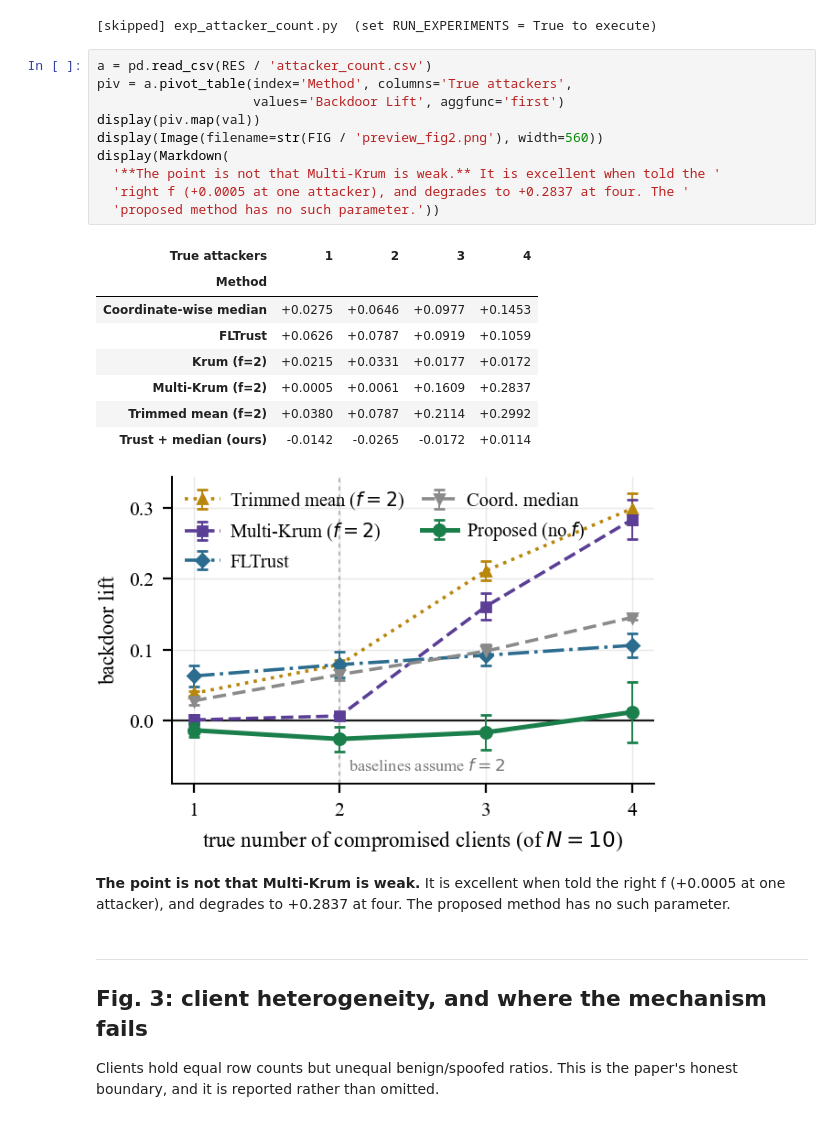
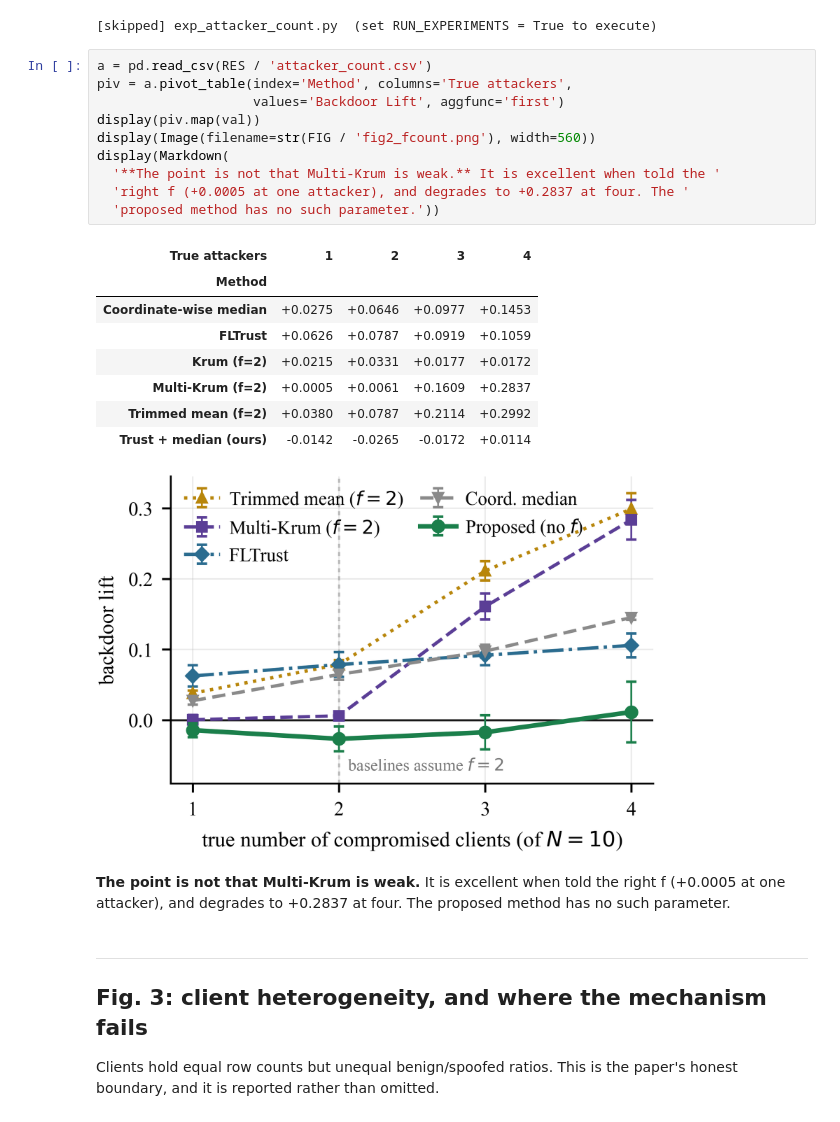
Before and after one commit to wjed/uav-security, a Jupyter notebook: weeks/week14-conference-paper/14_conference_results.ipynb, the cells around one changed output. Cells and saved outputs as stored; diff of their text form.

```diff
--- a/weeks/week14-conference-paper/14_conference_results.ipynb
+++ b/weeks/week14-conference-paper/14_conference_results.ipynb
@@ -110,23 +110,23 @@ run('exp_attacker_count.py')
 # %%
 a = pd.read_csv(RES / 'attacker_count.csv')
 piv = a.pivot_table(index='Method', columns='True attackers',
                     values='Backdoor Lift', aggfunc='first')
 display(piv.map(val))
-display(Image(filename=str(FIG / 'preview_fig2.png'), width=560))
+display(Image(filename=str(FIG / 'fig2_fcount.png'), width=560))
 display(Markdown(
   '**The point is not that Multi-Krum is weak.** It is excellent when told the '
   'right f (+0.0005 at one attacker), and degrades to +0.2837 at four. The '
   'proposed method has no such parameter.'))
 # %% [output]
 | True attackers | 1 | 2 | 3 | 4 |
 | Method |  |  |  |  |
 | Coordinate-wise median | +0.0275 | +0.0646 | +0.0977 | +0.1453 |
 | FLTrust | +0.0626 | +0.0787 | +0.0919 | +0.1059 |
 | Krum (f=2) | +0.0215 | +0.0331 | +0.0177 | +0.0172 |
 | Multi-Krum (f=2) | +0.0005 | +0.0061 | +0.1609 | +0.2837 |
 | Trimmed mean (f=2) | +0.0380 | +0.0787 | +0.2114 | +0.2992 |
 | Trust + median (ours) | -0.0142 | -0.0265 | -0.0172 | +0.0114 |
-[figure, old version]
+[figure, new version]
 **The point is not that Multi-Krum is weak.** It is excellent when told the right f (+0.0005 at one attacker), and degrades to +0.2837 at four. The proposed method has no such parameter.
 # %% [markdown]
 ---
```
Also changed, not shown: parts of 5 cells of this notebook, 17 other files.
